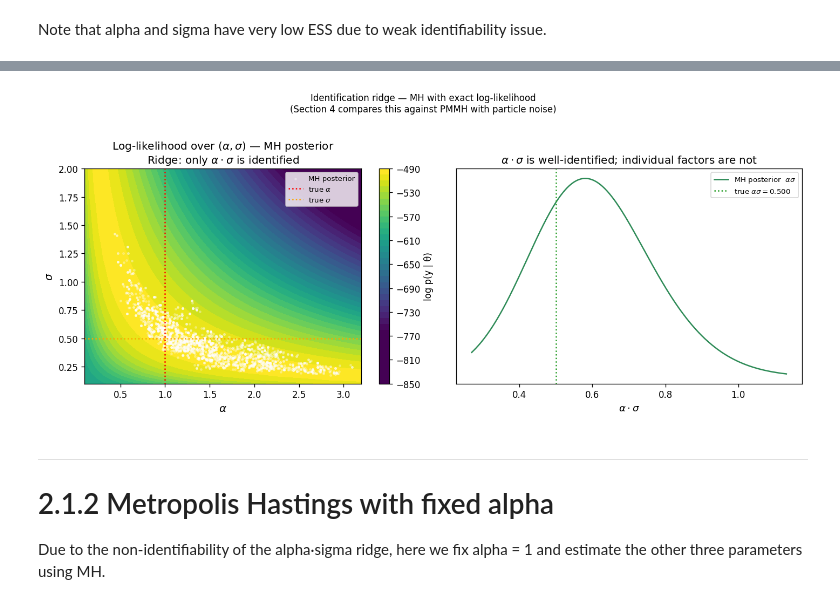
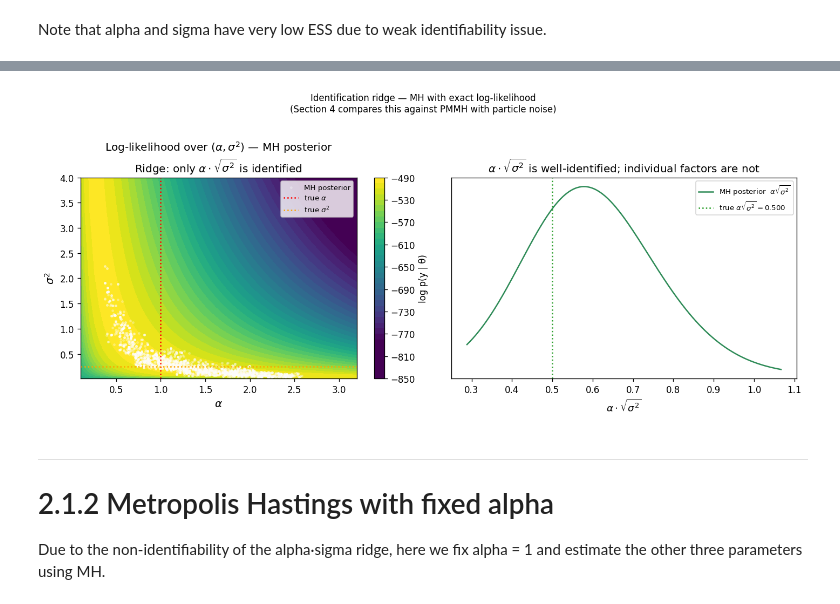
Before and after one commit to rickyli02/particle_filter_project_submission, a Jupyter notebook: notebooks/parameter_estimation.ipynb, the cells around one changed output, grey strips where cells are left out. Cells and saved outputs as stored; diff of their text form; code cells hidden in the pictures.

```diff
--- a/notebooks/parameter_estimation.ipynb
+++ b/notebooks/parameter_estimation.ipynb
@@ -81,7 +81,7 @@ We compare MLE estimates against:
 - the **profile log-likelihood** surface to visualize identifiability
 # %%
 # ── true parameters and synthetic dataset ─────────────────────────────────────
-TRUE_PARAMS = dict(phi=0.9, alpha=1.0, sigma=0.5, tau=1.0)
+TRUE_PARAMS = dict(phi=0.9, alpha=1.0, sigma2=0.25, tau2=1.0)
 T    = 300
 SEED = 42
 
@@ -90,8 +90,6 @@ states_raw, obs_raw, cond_loglik = model.generate_data(T)
 states = states_raw.ravel()   # (T,)
 obs    = obs_raw.ravel()      # (T,)
 
-# Note: cond_loglik = Σ log p(y_t|x_t, θ*) — the conditional likelihood given
-# the realized latent path, NOT the marginal log p(y|θ*) from the Kalman filter.
 print(f"T={T}  conditional log p(y|x*,θ*)={float(cond_loglik):.2f}")
 print(f"True params: {TRUE_PARAMS}")
 
@@ -102,7 +100,7 @@ for ax in axes:
     ax.legend(loc='upper right', fontsize=9)
 axes[1].set_xlabel('$t$')
 fig.suptitle(
-    r'Synthetic data  ($\phi=0.9,\ \alpha=1.0,\ \sigma=0.5,\ \tau=1.0$)',
+    r'Synthetic data  ($\phi=0.9,\ \alpha=1.0,\ \sigma^2=0.25,\ \tau^2=1.0$)',
     y=1.01,
 )
 plt.tight_layout()
@@ -259,7 +257,7 @@ the effect of particle noise on mixing and posterior width.
 # ── MH setup ──────────────────────────────────────────────────────────────────
 N_ITER_MH = 3000
 BURN_IN_MH = 500
-step_mh   = np.array([0.06, 0.10, 0.06, 0.06])
+step_mh   = np.array([0.06, 0.10, 0.12, 0.12])   # (phi, alpha, log σ², log τ²)
 
 model_mh  = SimpleLinearGaussianSSM(**TRUE_PARAMS, seed=13)
 theta0_mh = result.unconstrained_params   # warm start from MLE
@@ -392,73 +390,70 @@ plt.show()
 # %%
-# ── α·σ identification ridge in the MH posterior ─────────────────────────────
-# Compute the 2-D Kalman log-likelihood over (alpha, sigma) with phi, tau fixed
-# at their true values, then overlay the MH samples to show the chain traces the
-# ridge exactly.  Section 4 repeats this with PMMH to show the effect of particle
-# noise on the same structural non-identifiability.
+# ── α·σ² identification ridge in the MH posterior ────────────────────────────
+# Compute the 2-D Kalman log-likelihood over (alpha, sigma2) with phi, tau2
+# fixed at their true values, then overlay the MH samples to show the chain
+# traces the ridge.  (The ridge is α·sqrt(σ²) = const in variance space.)
 phi_fix      = TRUE_PARAMS["phi"]
-tau_fix      = TRUE_PARAMS["tau"]
+tau2_fix     = TRUE_PARAMS["tau2"]
 n_grid_ridge = 60
 
-alpha_g = np.linspace(0.1, 3.2, n_grid_ridge)
-sigma_g = np.linspace(0.1, 2, n_grid_ridge)
-AA_mh, SS_mh = np.meshgrid(alpha_g, sigma_g)
+alpha_g  = np.linspace(0.1, 3.2, n_grid_ridge)
+sigma2_g = np.linspace(0.01, 4.0, n_grid_ridge)
+AA_mh, SS_mh = np.meshgrid(alpha_g, sigma2_g)
 LL_mh = np.full_like(AA_mh, np.nan)
 
 for i in range(n_grid_ridge):
     for j in range(n_grid_ridge):
         try:
-            m_tmp = SimpleLinearGaussianSSM(phi_fix, AA_mh[i, j], SS_mh[i, j], tau_fix)
+            m_tmp = SimpleLinearGaussianSSM(phi_fix, AA_mh[i, j], SS_mh[i, j], tau2_fix)
             LL_mh[i, j] = m_tmp.log_likelihood(obs)
         except (ValueError, FloatingPointError):
             pass
 
-alpha_samp = constrained_mh[:, 1]   # alpha column
-sigma_samp = constrained_mh[:, 2]   # sigma column
-prod_true  = TRUE_PARAMS["alpha"] * TRUE_PARAMS["sigma"]
-prod_mh    = alpha_samp * sigma_samp
+alpha_samp  = constrained_mh[:, 1]   # alpha column
+sigma2_samp = constrained_mh[:, 2]   # sigma2 column
+prod_true   = TRUE_PARAMS["alpha"] * np.sqrt(TRUE_PARAMS["sigma2"])
+prod_mh     = alpha_samp * np.sqrt(sigma2_samp)
 
 fig, axes = plt.subplots(1, 2, figsize=(12, 5))
 
-# ── left: contour + MH scatter ───────────────────────────────────────────────
 ax = axes[0]
 vmin_r = np.nanpercentile(LL_mh, 5)
 cf = ax.contourf(AA_mh, SS_mh, LL_mh, levels=40, cmap="viridis",
                  vmin=vmin_r, vmax=np.nanmax(LL_mh))
 plt.colorbar(cf, ax=ax, label="log p(y | θ)")
-ax.scatter(alpha_samp, sigma_samp, c="white", s=4, alpha=0.25,
+ax.scatter(alpha_samp, sigma2_samp, c="white", s=4, alpha=0.25,
            label="MH posterior", rasterized=True)
-ax.axvline(TRUE_PARAMS["alpha"], color="red",    ls=":", lw=1.5, label=r"true $\alpha$")
-ax.axhline(TRUE_PARAMS["sigma"], color="orange", ls=":", lw=1.5, label=r"true $\sigma$")
+ax.axvline(TRUE_PARAMS["alpha"],  color="red",    ls=":", lw=1.5, label=r"true $\alpha$")
+ax.axhline(TRUE_PARAMS["sigma2"], color="orange", ls=":", lw=1.5, label=r"true $\sigma^2$")
 ax.set_xlabel(r"$\alpha$", fontsize=12)
-ax.set_ylabel(r"$\sigma$", fontsize=12)
+ax.set_ylabel(r"$\sigma^2$", fontsize=12)
 ax.set_title(
-    r"Log-likelihood over $(\alpha, \sigma)$ — MH posterior" "\n"
-    r"Ridge: only $\alpha \cdot \sigma$ is identified"
+    r"Log-likelihood over $(\alpha, \sigma^2)$ — MH posterior" "\n"
+    r"Ridge: only $\alpha \cdot \sqrt{\sigma^2}$ is identified"
 )
 ax.legend(fontsize=8)
 
-# ── right: 1-D KDE of α·σ ────────────────────────────────────────────────────
 ax2 = axes[1]
 kde_prod = KDE(prod_mh)
 xg = np.linspace(max(0.0, prod_mh.min() - 0.05), prod_mh.max() + 0.05, 300)
 ax2.plot(xg, kde_prod.evaluate(xg), lw=1.5, color="seagreen",
-         label=r"MH posterior  $\alpha\sigma$")
+         label=r"MH posterior  $\alpha\sqrt{\sigma^2}$")
 ax2.axvline(prod_true, color="C2", ls=":", lw=1.5,
-            label=fr"true $\alpha\sigma = {prod_true:.3f}$")
-ax2.set_xlabel(r"$\alpha \cdot \sigma$", fontsize=11)
-ax2.set_title(r"$\alpha \cdot \sigma$ is well-identified; individual factors are not")
+            label=fr"true $\alpha\sqrt{{\sigma^2}} = {prod_true:.3f}$")
+ax2.set_xlabel(r"$\alpha \cdot \sqrt{\sigma^2}$", fontsize=11)
+ax2.set_title(r"$\alpha \cdot \sqrt{\sigma^2}$ is well-identified; individual factors are not")
 ax2.legend(fontsize=8)
 ax2.set_yticks([])
 
 plt.suptitle(
     r"Identification ridge — MH with exact log-likelihood" "\n"
     r"(Section 4 compares this against PMMH with particle noise)",
     y=1.02, fontsize=10,
 )
 plt.tight_layout()
 plt.show()
 # %% [output]
-[figure, old version]
+[figure, new version]
 # %% [markdown]
 ---
 
```
Also changed, not shown: parts of 29 cells of this notebook, 1 other file.
